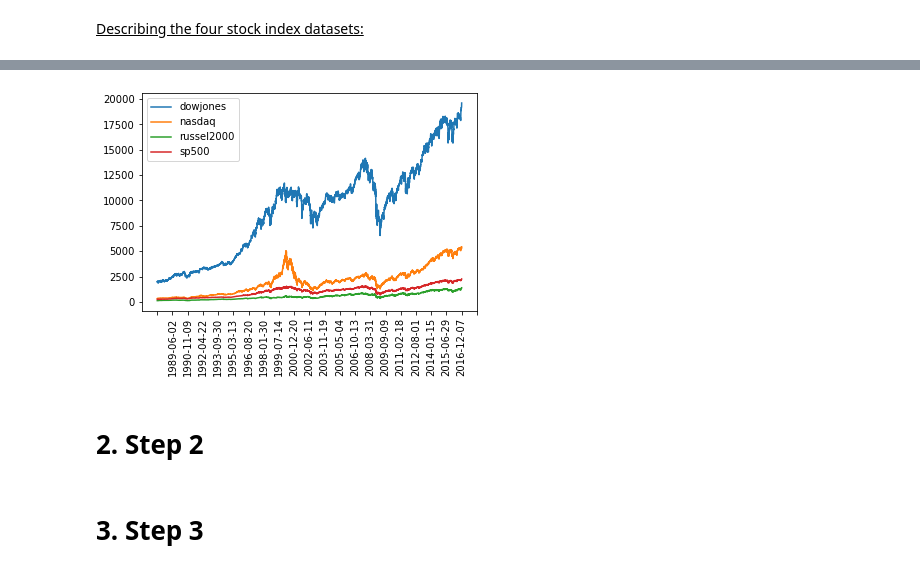
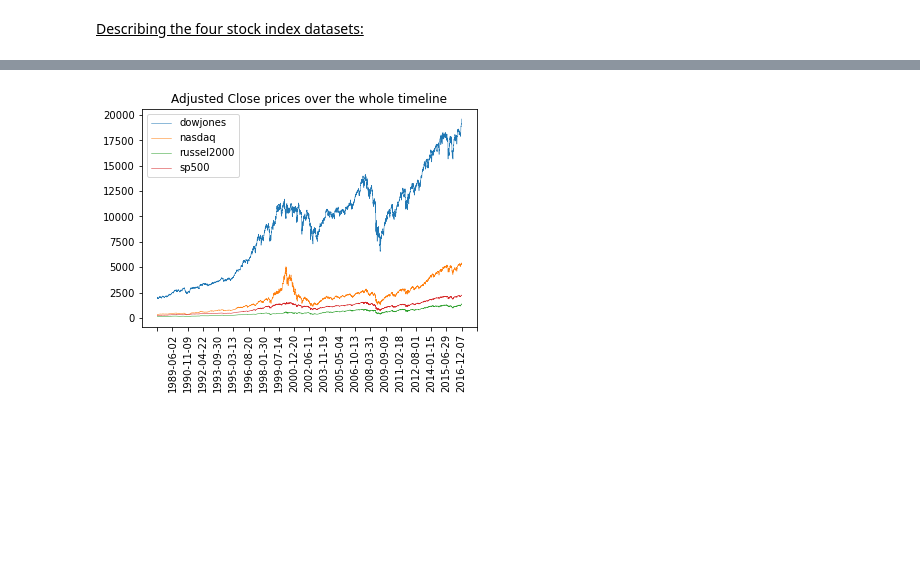
Before and after one commit to qlero/financial_crisis_prediction_homology, a Jupyter notebook: persistent_homology_TS.ipynb, the cells around one changed output, grey strips where cells are left out. Saved outputs shown, nothing was run; the diff lists cells and outputs as text; code cells hidden in the pictures; blank space fills up the shorter version.

Commit message:
data exploration v1 + papers update

```diff
--- a/persistent_homology_TS.ipynb
+++ b/persistent_homology_TS.ipynb
@@ -76,7 +118,7 @@ dpath = "data/"
 files = ["dowjones.csv", "nasdaq.csv", "russel2000.csv", "sp500.csv"]
 
 # Imports
-dowjones   = pd.read_csv(dpath+files[0])
-nasdaq     = pd.read_csv(dpath+files[1])
-russel2000 = pd.read_csv(dpath+files[2])
-sp500      = pd.read_csv(dpath+files[3])
+dowjones   = format_dataframe(pd.read_csv(dpath+files[0]))
+nasdaq     = format_dataframe(pd.read_csv(dpath+files[1]))
+russel2000 = format_dataframe(pd.read_csv(dpath+files[2]))
+sp500      = format_dataframe(pd.read_csv(dpath+files[3]))
@@ -87,5 +124,0 @@ We remark that the four datasets are sorted from the most recent to the oldest e
-# %%
-dowjones = dowjones[::-1]; dowjones.index = range(0, 7301)
-nasdaq = nasdaq[::-1]; nasdaq.index = range(0, 7301)
-russel2000 = russel2000[::-1]; russel2000.index = range(0, 7301)
-sp500 = sp500[::-1]; sp500.index = range(0, 7301)
@@ -92,3 +129,8 @@ sp500 = sp500[::-1]; sp500.index = range(0, 7301)
+# %%
+dowjones   = reverse_dataframe(dowjones)
+nasdaq     = reverse_dataframe(nasdaq)
+russel2000 = reverse_dataframe(russel2000)
+sp500      = reverse_dataframe(sp500)
 # %% [markdown]
 <u>Describing the four stock index datasets:</u>
 # %%
@@ -140,11 +182,9 @@ sp500.describe()
 | 75% | 1358.849976 | 1367.410034 | 1348.030029 | 1359.880005 | 3.335710e+09 | 1359.880005 |
 | max | 2241.129883 | 2251.689941 | 2237.570068 | 2246.189941 | 1.145623e+10 | 2246.189941 |
 # %%
-plot_price_data([dowjones, nasdaq, russel2000, sp500],
-                ["dowjones", "nasdaq", "russel2000", "sp500"])
+legend = ["dowjones", "nasdaq", "russel2000", "sp500"]
+
+plot_price_data([dowjones, nasdaq, russel2000, sp500], legend, "adj_close",
+                "Adjusted Close prices over the whole timeline")
 # %% [output]
-[figure, old version]
+[figure, new version]
-# %% [markdown]
-# 2. Step 2
-# %% [markdown]
-# 3. Step 3
```
Also changed, not shown: parts of 20 cells of this notebook, 1 other file.
